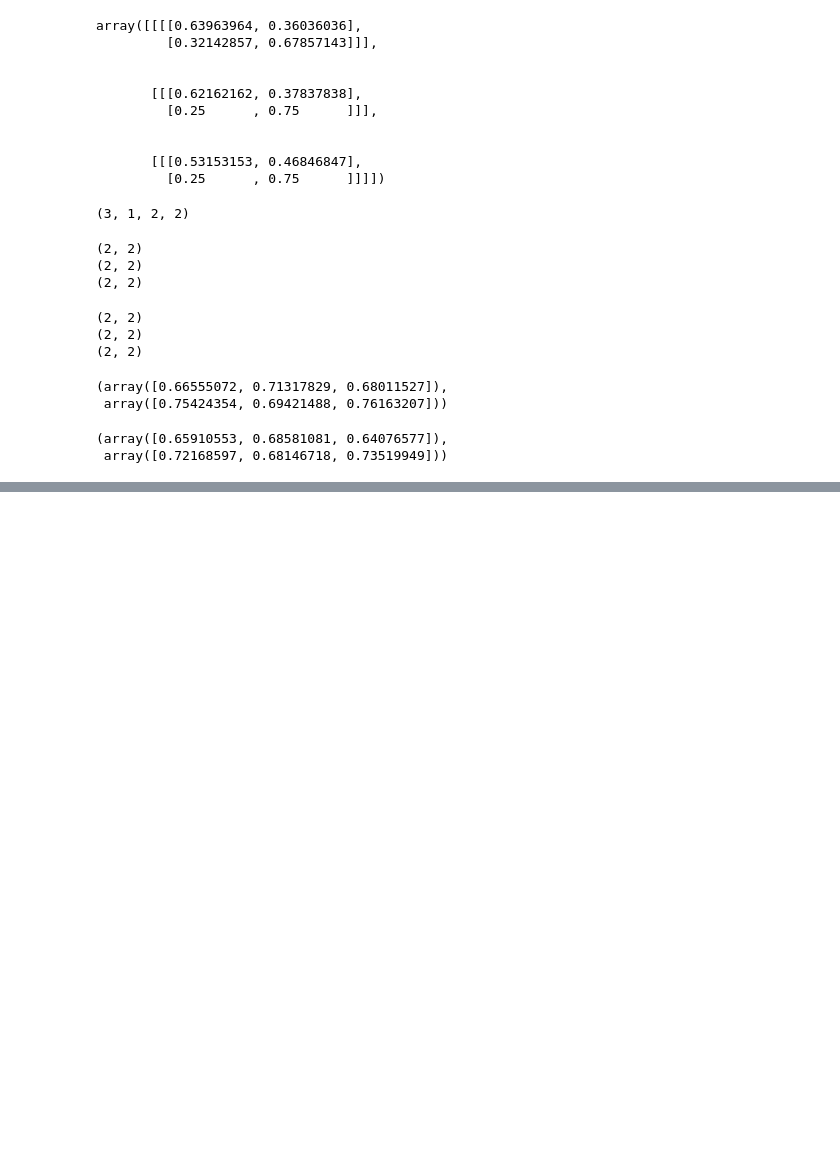
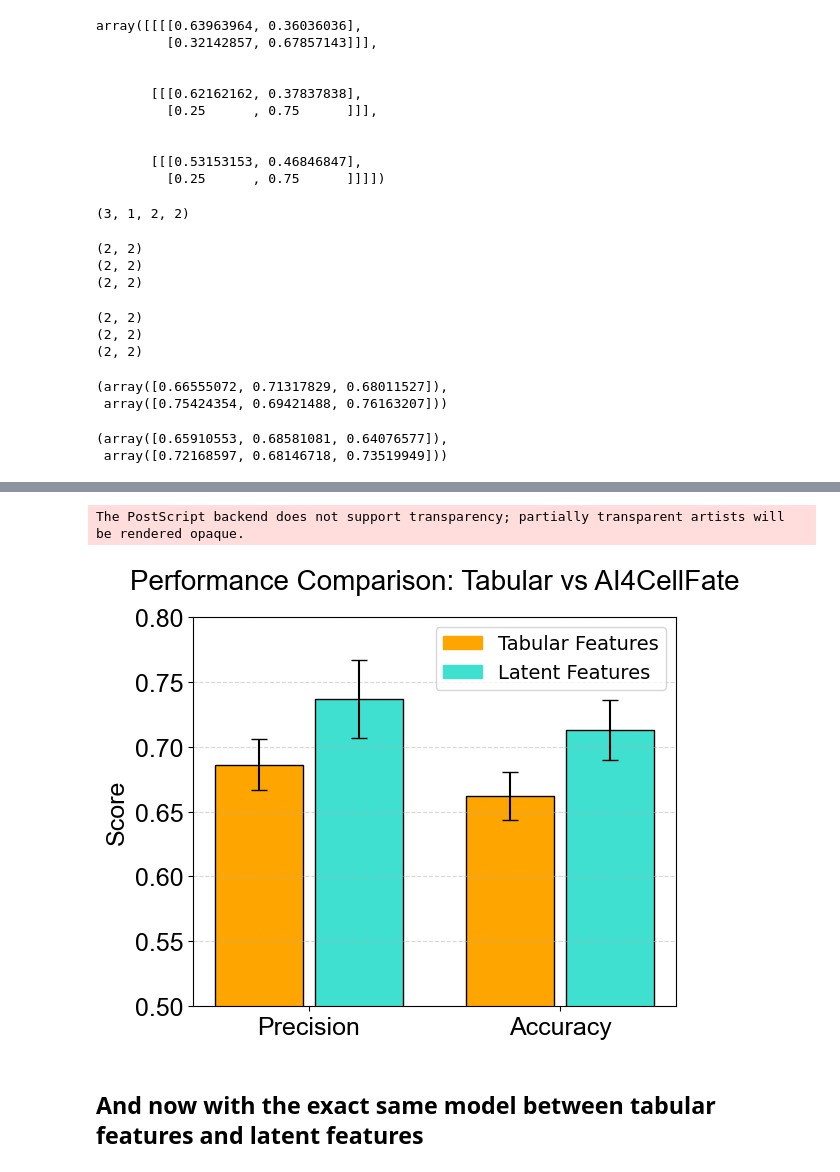
Before and after one commit to ComputationalMicroscopy4CellBio/AI4CellFate, a Jupyter notebook: notebooks/tabular_bias_study.ipynb, the cells around one changed output, grey strips where cells are left out. Cells and saved outputs as stored; diff of their text form; code cells hidden in the pictures; blank space fills up the shorter version.

```diff
--- a/notebooks/tabular_bias_study.ipynb
+++ b/notebooks/tabular_bias_study.ipynb
@@ -612,0 +656,57 @@ plt.show()
+# %%
+# Compute means and standard deviations
+means_precision = [precision_tabular.mean(), precision_ai4cellfate.mean()]
+std_precision = [precision_tabular.std(), precision_ai4cellfate.std()]
+means_accuracy = [accuracy_tabular.mean(), accuracy_ai4cellfate.mean()]
+std_accuracy = [accuracy_tabular.std(), accuracy_ai4cellfate.std()]
+
+# X positions for bars (closer together)
+x = np.array([0, 0.8])  # Precision bars
+x2 = x + 2.0  # Accuracy bars (closer spacing)
+
+# Plot
+fig, ax = plt.subplots(figsize=(6, 5))
+
+# Define bar width
+bar_width = 0.7
+
+# Bar plots with error bars
+ax.bar(x, means_precision, yerr=std_precision, capsize=6, color=["orange", "turquoise"], edgecolor='black', width=bar_width, label="Precision")
+ax.bar(x2, means_accuracy, yerr=std_accuracy, capsize=6, color=["orange", "turquoise"], edgecolor='black', width=bar_width, label="Accuracy")
+
+# X-axis labels centered
+ax.set_xticks([0.4, 2.4])
+ax.set_xticklabels(["Precision", "Accuracy"], fontsize=16, fontname='Arial')
+
+# Y-axis label
+ax.set_ylabel("Score", fontsize=18, fontname='Arial')
+
+# Y-axis ticks (bigger font)
+ax.tick_params(axis='y', labelsize=18)
+
+# Title with extra spacing
+ax.set_title("Performance Comparison: Tabular vs AI4CellFate", fontsize=20, fontname='Arial', pad=20)
+
+# Legend (top right with correct colors)
+legend_labels = ["Tabular Features", "Latent Features"]
+legend_colors = ["orange", "turquoise"]
+legend_patches = [plt.Rectangle((0,0),1,1, color=color, edgecolor='black') for color in legend_colors]
+ax.legend(legend_patches, legend_labels, loc="upper right", fontsize=14)
+
+# Set y-axis limit
+ax.set_ylim(0.5, 0.8)
+
+plt.xticks(fontsize=18, fontname="Arial")
+plt.yticks(fontsize=18, fontname="Arial")
+
+# Grid
+ax.yaxis.grid(True, linestyle='--', alpha=0.5)
+
+plt.tight_layout()
+plt.savefig("barplot_all_feat_comparison.eps", dpi=300, bbox_inches="tight")
+plt.show()
+# %% [output]
+The PostScript backend does not support transparency; partially transparent artists will be rendered opaque.
+[figure, added]
+# %% [markdown]
+## And now with the exact same model between tabular features and latent features
```
Also changed, not shown: parts of 6 cells of this notebook.
